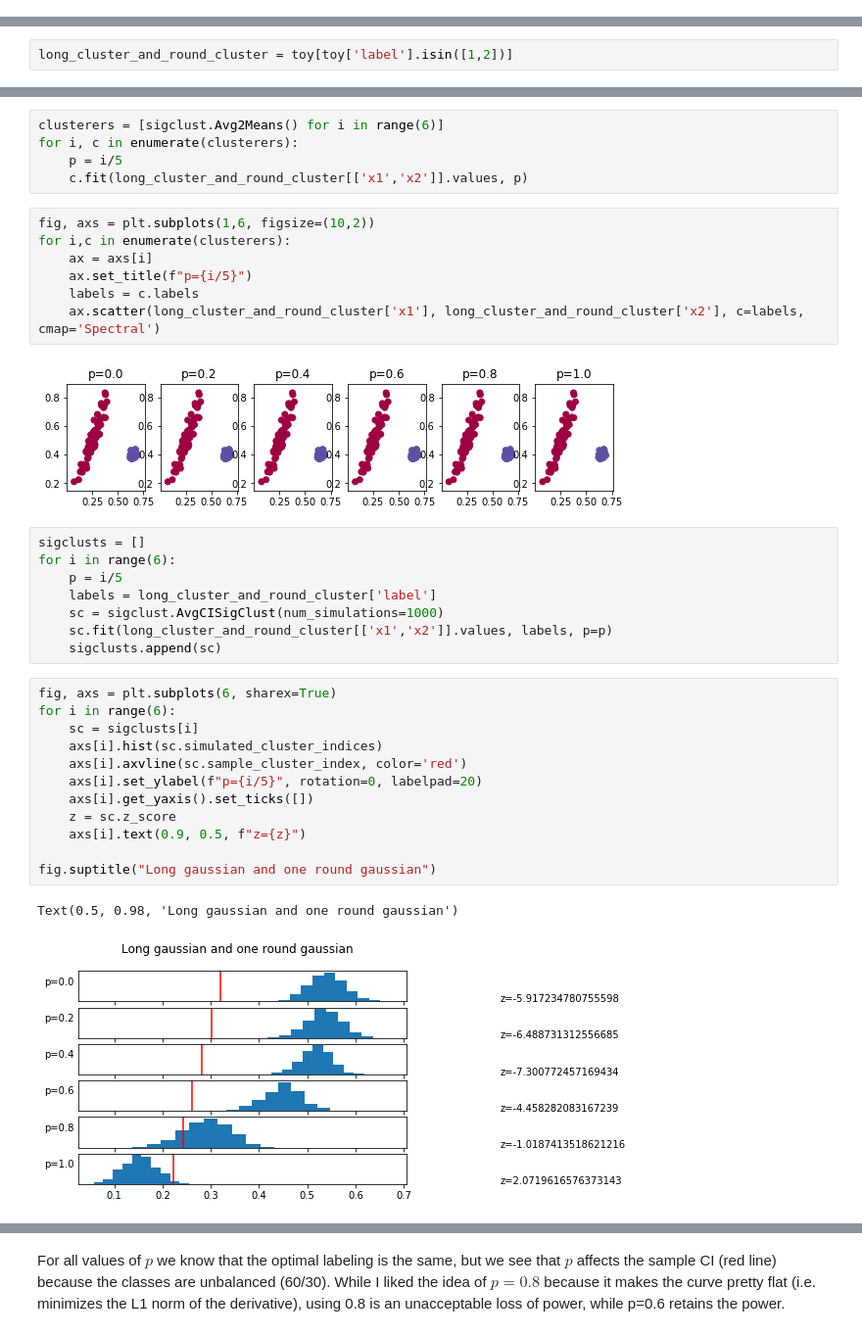
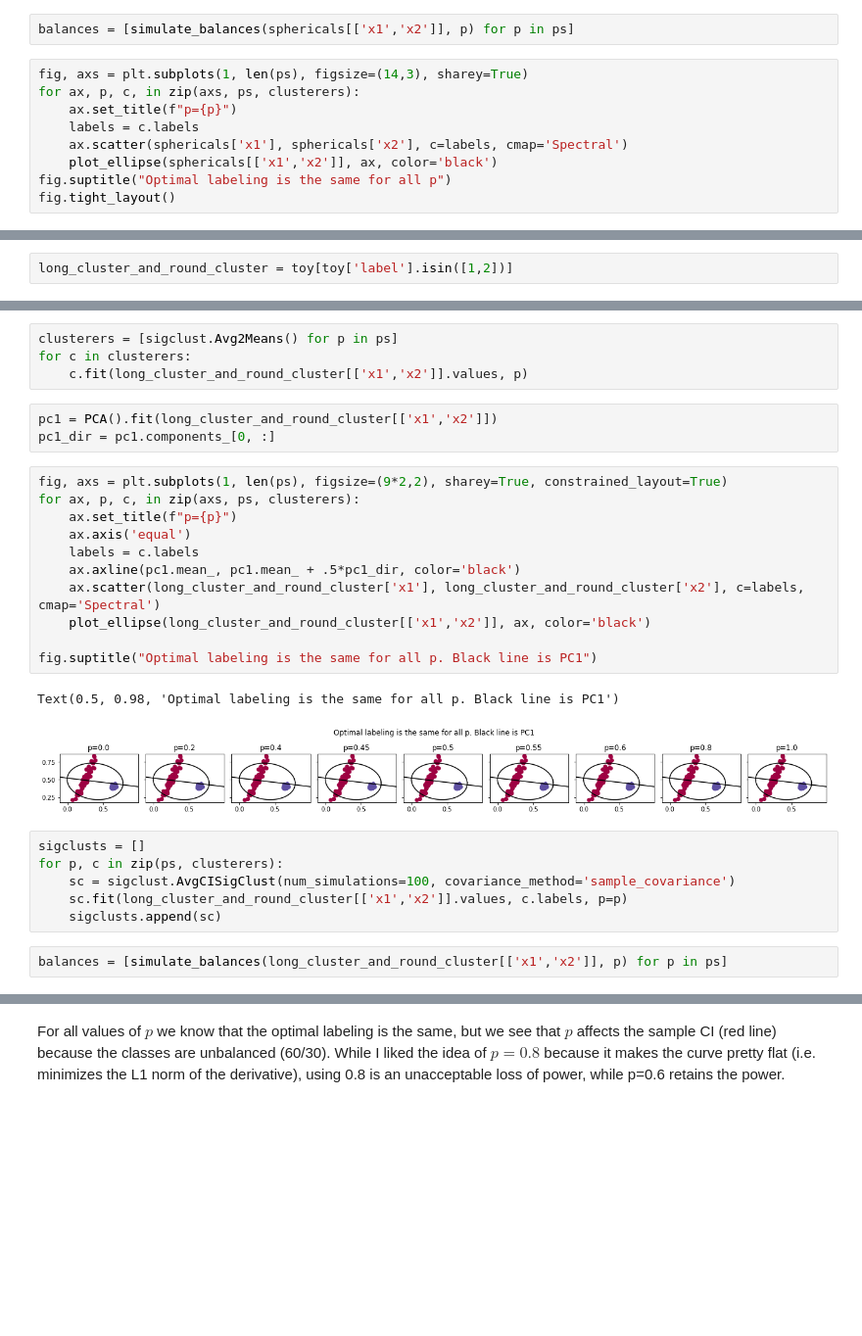
Before and after one commit to thomaskeefe/sigclust, a Jupyter notebook: average_k_means.ipynb, the cells around one changed output, grey strips where cells are left out. Shown at 98% size. Cells and saved outputs as stored; diff of their text form; blank space fills up the shorter version.

```diff
--- a/average_k_means.ipynb
+++ b/average_k_means.ipynb
@@ -386,0 +680,11 @@ Text(0.5, 0.98, 'Two spherical clusters, using known labels')
+# %%
+balances = [simulate_balances(sphericals[['x1','x2']], p) for p in ps]
+# %%
+fig, axs = plt.subplots(1, len(ps), figsize=(14,3), sharey=True)
+for ax, p, c, in zip(axs, ps, clusterers):
+    ax.set_title(f"p={p}")
+    labels = c.labels
+    ax.scatter(sphericals['x1'], sphericals['x2'], c=labels, cmap='Spectral')
+    plot_ellipse(sphericals[['x1','x2']], ax, color='black')
+fig.suptitle("Optimal labeling is the same for all p")
+fig.tight_layout()
@@ -393,37 +739,29 @@ long_cluster_and_round_cluster = toy[toy['label'].isin([1,2])]
 # %%
-clusterers = [sigclust.Avg2Means() for i in range(6)]
-for i, c in enumerate(clusterers):
-    p = i/5
+clusterers = [sigclust.Avg2Means() for p in ps]
+for c in clusterers:
     c.fit(long_cluster_and_round_cluster[['x1','x2']].values, p)
+# %%
+pc1 = PCA().fit(long_cluster_and_round_cluster[['x1','x2']])
+pc1_dir = pc1.components_[0, :]
 # %%
-fig, axs = plt.subplots(1,6, figsize=(10,2))
-for i,c in enumerate(clusterers):
-    ax = axs[i]
-    ax.set_title(f"p={i/5}")
+fig, axs = plt.subplots(1, len(ps), figsize=(9*2,2), sharey=True, constrained_layout=True)
+for ax, p, c, in zip(axs, ps, clusterers):
+    ax.set_title(f"p={p}")
+    ax.axis('equal')
     labels = c.labels
+    ax.axline(pc1.mean_, pc1.mean_ + .5*pc1_dir, color='black')
     ax.scatter(long_cluster_and_round_cluster['x1'], long_cluster_and_round_cluster['x2'], c=labels, cmap='Spectral')
+    plot_ellipse(long_cluster_and_round_cluster[['x1','x2']], ax, color='black')
+
+fig.suptitle("Optimal labeling is the same for all p. Black line is PC1")
 # %% [output]
+Text(0.5, 0.98, 'Optimal labeling is the same for all p. Black line is PC1')
-[figure, old version]
+[figure, new version]
 # %%
 sigclusts = []
-for i in range(6):
-    p = i/5
-    labels = long_cluster_and_round_cluster['label']
-    sc = sigclust.AvgCISigClust(num_simulations=1000)
-    sc.fit(long_cluster_and_round_cluster[['x1','x2']].values, labels, p=p)
+for p, c in zip(ps, clusterers):
+    sc = sigclust.AvgCISigClust(num_simulations=100, covariance_method='sample_covariance')
+    sc.fit(long_cluster_and_round_cluster[['x1','x2']].values, c.labels, p=p)
     sigclusts.append(sc)
-# %%
-fig, axs = plt.subplots(6, sharex=True)
-for i in range(6):
-    sc = sigclusts[i]
-    axs[i].hist(sc.simulated_cluster_indices)
-    axs[i].axvline(sc.sample_cluster_index, color='red')
-    axs[i].set_ylabel(f"p={i/5}", rotation=0, labelpad=20)
-    axs[i].get_yaxis().set_ticks([])
-    z = sc.z_score
-    axs[i].text(0.9, 0.5, f"z={z}")
-
-fig.suptitle("Long gaussian and one round gaussian")
-# %% [output]
-Text(0.5, 0.98, 'Long gaussian and one round gaussian')
-[figure, removed]
+# %%
+balances = [simulate_balances(long_cluster_and_round_cluster[['x1','x2']], p) for p in ps]
```
Also changed, not shown: parts of 115 cells of this notebook, 3 other files.
